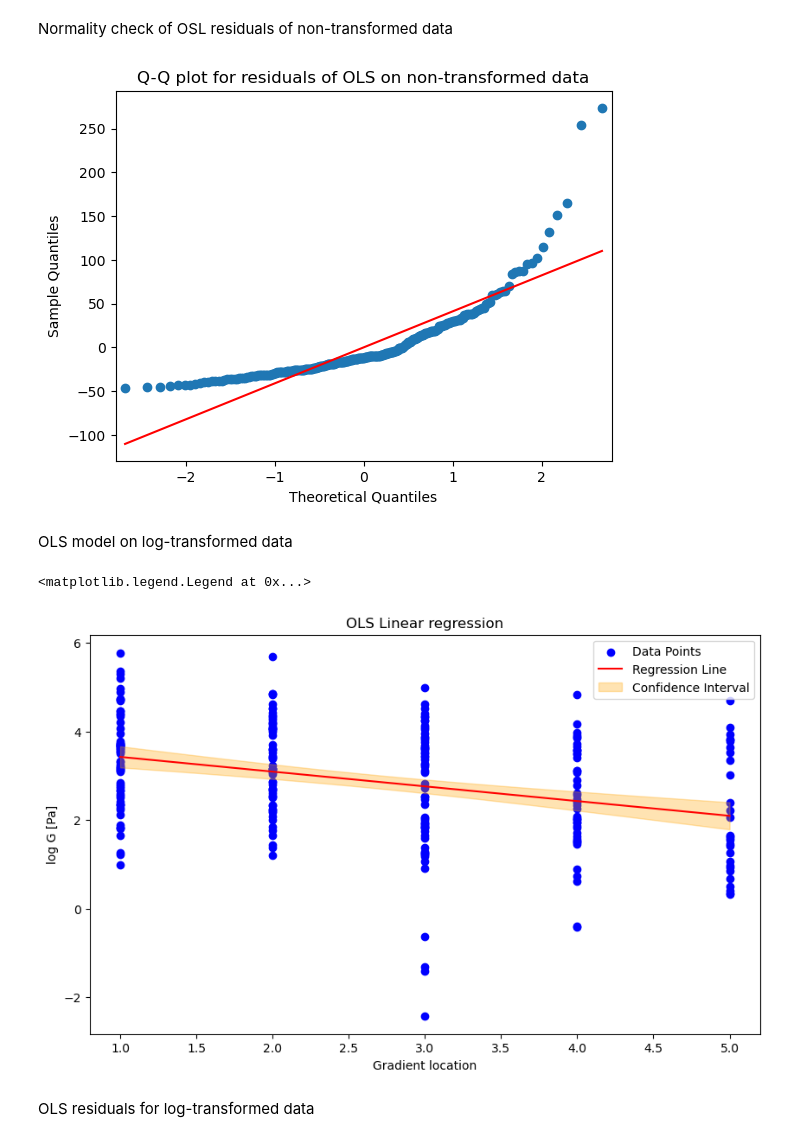
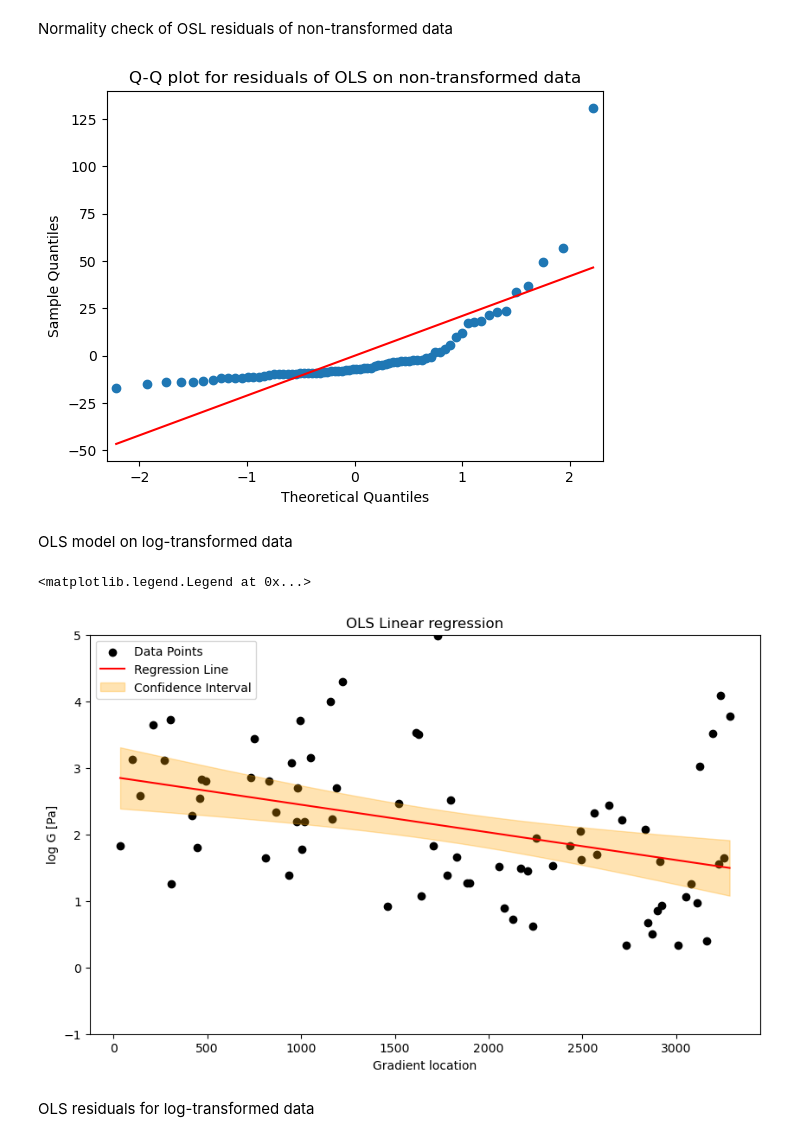
Before and after one commit to LindaSrbova/Statistics_Gelatin_Mechanics, a Jupyter notebook: gradient_test.ipynb, the cells around one changed output. Saved outputs shown, nothing was run; the diff lists cells and outputs as text; code cells hidden in the pictures.

```diff
--- a/gradient_test.ipynb
+++ b/gradient_test.ipynb
@@ -18,9 +19,12 @@ from sklearn.linear_model import LinearRegression
 path = 'C:/Users/srboval1/OneDrive - Aalto University/Collab/Ivaska_collab/data/'
 
 # Recursively loading
-gradient_data = pd.read_csv(path + "mm_1.csv")
+data = pd.read_csv(path + "mm_2.csv")
 
-gradient_data.columns
+print(data.columns)
+print(data['x_con'].unique())
+print(data['rad_time'].unique())
+print(data['location'].unique())
 # %% [output]
 Index(['status', 'cell_line', 'rad_time', 'bead_size', 'day', 'sample',
        'holder', 'location', 'track_id', 'distance(um)', 'Cov_Sum', 'a_(um)',
@@ -31 +48,4 @@ Index(['status', 'cell_line', 'rad_time', 'bead_size', 'day', 'sample',
+# %%
+s = 70
+gradient_data = data[data['rad_time'] == s]
 # %%
@@ -62,7 +82,7 @@ Text(0.5, 1.0, 'Log Q-Q plot')
 # %% [markdown]
 LinReg (ordinary least square) model on non-transformed data
 # %%
-x= gradient_data['location'].values.reshape(-1,1)
+x= gradient_data['x_con'].values.reshape(-1,1)
 y= (gradient_data['G_abs'])
 
 #Fitting the model to the data
@@ -123,11 +143,11 @@ sm.qqplot(residuals_OLS, line='s')
 plt.title("Q-Q plot for residuals of OLS on non-transformed data")
 plt.show()
 # %% [output]
-[figure, old version]
+[figure, new version]
 # %% [markdown]
 OLS model on log-transformed data
 # %%
-x= gradient_data['location'].values.reshape(-1,1)
+x= gradient_data['x_con'].values.reshape(-1,1)
 y= np.log(gradient_data['G_abs'])
 
 #Fitting the model to the data
@@ -152,35 +172,37 @@ RSE = np.sqrt(rss / dof)
 
 # LinReg model generates predictions for the new x values
 def f(x):
     return modelOLS.coef_[0] * x + modelOLS.intercept_
 
 x_predictedOLS= np.linspace(x.min(), x.max(), 100)    # Model x-space
 y_predictedOLS = f(x_predictedOLS)              # Prediction of y based on the model
 
 # Standard error of the regression line
 se = RSE * np.sqrt(1/len(y) + (x_predictedOLS.flatten() - np.mean(x.flatten()))**2 / np.sum((x.flatten() - np.mean(x.flatten()))**2))
 
 # Calculate the confidence intervals
 #critical t-value (no z-score here) bcs slope has t-distribution (quality of fit; e.g. 95% of the CIs would contain the best fit)
 alpha = 0.05  # significance level alpha - For a 95% CI
 # Calculate the critical t-value
 t_critical_OLS = scipy.stats.t.ppf(1 - alpha / 2, dof).round(1)
 
 ci_lower = y_predictedOLS - t_critical_OLS * se
 ci_upper = y_predictedOLS + t_critical_OLS * se
 
 # Plot the results
 plt.figure(figsize=(10, 6))
-plt.scatter(x, y, color='blue', label='Data Points')
+plt.scatter(x, y, color='black', label='Data Points')
 plt.plot(x_predictedOLS, y_predictedOLS, color='red', label='Regression Line')
 plt.fill_between(x_predictedOLS.flatten(), ci_lower, ci_upper, color='orange', alpha=0.3, label='Confidence Interval')
 plt.xlabel("Gradient location")
 plt.ylabel("log G [Pa]")
 plt.title("OLS Linear regression")
+plt.ylim(-1,5)
+
 plt.legend()
 # %% [output]
 <matplotlib.legend.Legend at 0x...>
-[figure, old version]
+[figure, new version]
 # %% [markdown]
 OLS residuals for log-transformed data
 # %%
```
Also changed, not shown: parts of 12 cells of this notebook.
